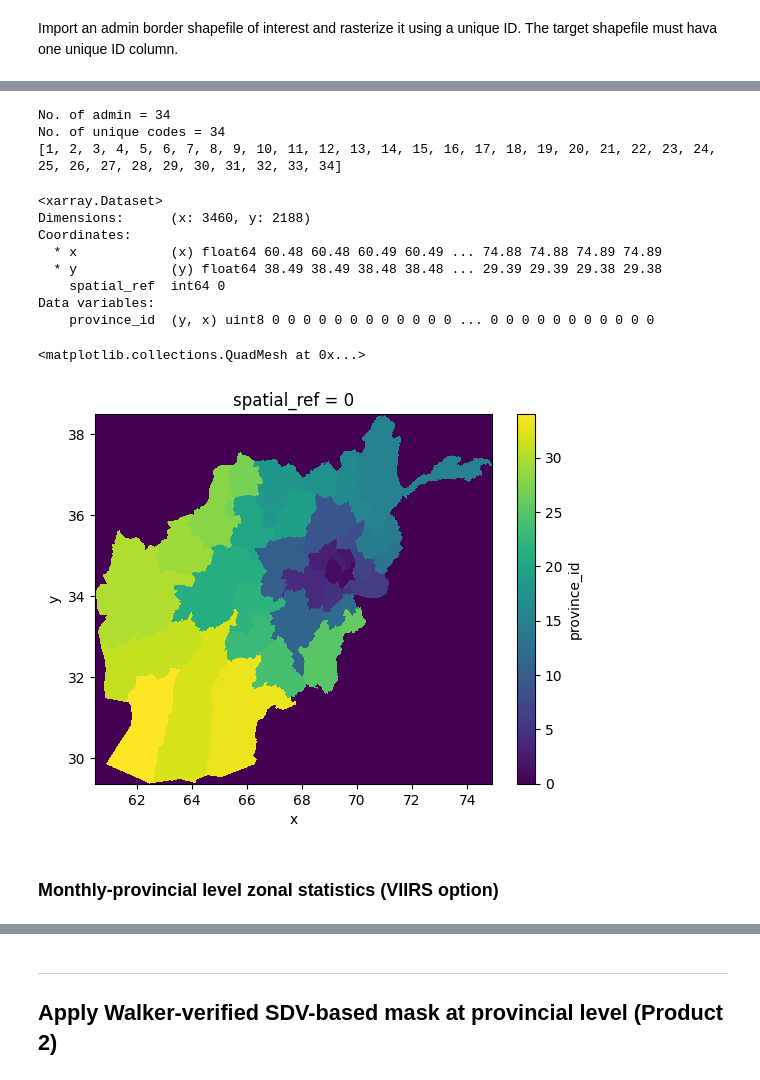
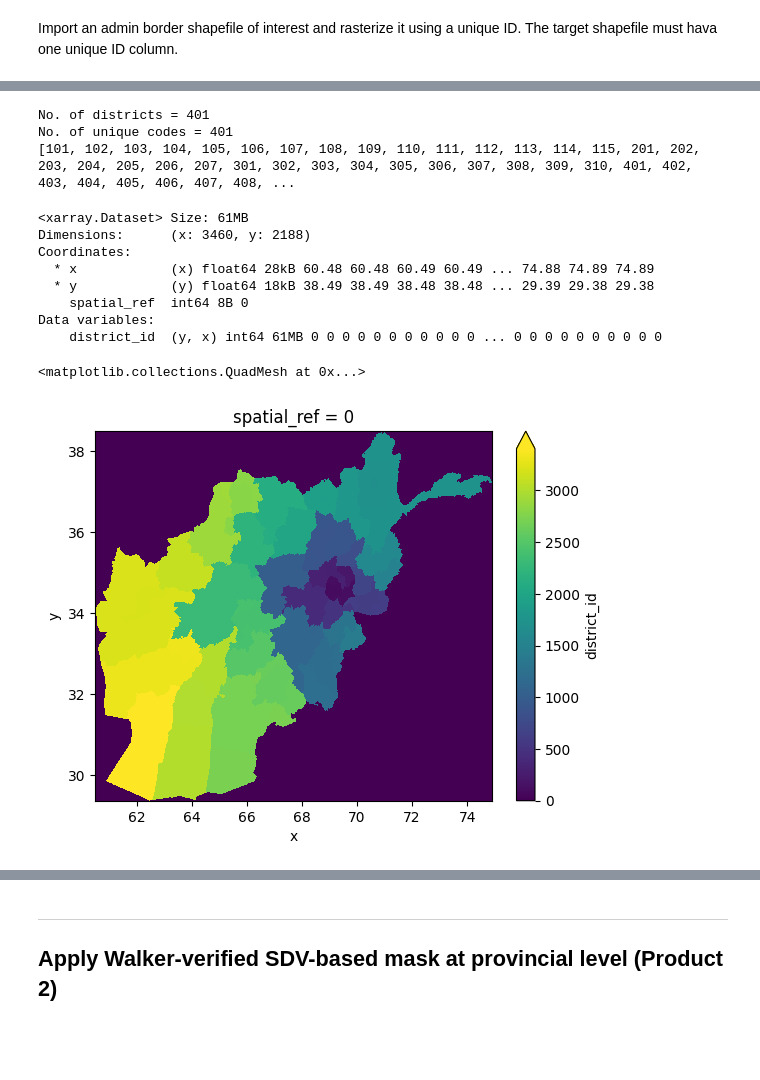
Before and after one commit to worldbank/afg_viirs_analysis, a Jupyter notebook: VIIRS_analysis.ipynb, the cells around one changed output, grey strips where cells are left out. Cells and saved outputs as stored; diff of their text form; code cells hidden in the pictures; blank space fills up the shorter version.

```diff
--- a/VIIRS_analysis.ipynb
+++ b/VIIRS_analysis.ipynb
@@ -464,14 +515,19 @@ if export_option == 'yes':
 Import an admin border shapefile of interest and rasterize it using a unique ID. The target shapefile must hava one unique ID column.
 # %%
 # Import adm1 vector
-src_adm1 = os.path.join(data_loc, 'adm1_2024', 'adm1_2024.shp')
-gdf_adm1 = tools.vec_import(RW_engine, src_adm1)
+# Import Province
+#src_adm1 = os.path.join(data_loc, 'adm1_2024', 'adm1_2024.shp')
+#gdf_adm1 = tools.vec_import(RW_engine, src_adm1)
+
+#Import District Vector data
+src_adm2 = os.path.join(data_loc, 'ADM2_Dist_2024', 'ADM2_Dist_2024.shp')
+gdf_adm2 = tools.vec_import(RW_engine, src_adm2)
 
 # Transform the CRS to that of DS
-gdf_adm1.to_crs(ds.rio.crs, inplace = True)
-gdf_adm1.crs
+gdf_adm2.to_crs(ds.rio.crs, inplace = True)
+gdf_adm2.crs
 
 # Check inside
-gdf_adm1
+# gdf_adm1
 # %% [output]
 Vector import complete.
@@ -497,19 +546,28 @@ EPSG:4326
 # %%
 # Specify a unique code for the further processes and check it is really unique
 
-print('No. of admin = {}'.format(len(gdf_adm1)))
-print('No. of unique codes = {}'.format(len(gdf_adm1['UNProvCode'].unique())))
+print('No. of districts = {}'.format(len(gdf_adm2)))
 
-l_ucode_check = sorted(gdf_adm1['UNProvCode'].unique())
+#line for Provinces
+#print('No. of unique codes = {}'.format(len(gdf_adm1['UNProvCode'].unique())))
+#l_ucode_check = sorted(gdf_adm1['UNProvCode'].unique())
+
+#line for districts
+print('No. of unique codes = {}'.format(len(gdf_adm2['District24'].unique())))
+l_ucode_check = sorted(gdf_adm2['District24'].unique())
 
 print(l_ucode_check)
 # %% [output]
-No. of admin = 34
-No. of unique codes = 34
-[1, 2, 3, 4, 5, 6, 7, 8, 9, 10, 11, 12, 13, 14, 15, 16, 17, 18, 19, 20, 21, 22, 23, 24, 25, 26, 27, 28, 29, 30, 31, 32, 33, 34]
+No. of districts = 401
+No. of unique codes = 401
+[101, 102, 103, 104, 105, 106, 107, 108, 109, 110, 111, 112, 113, 114, 115, 201, 202, 203, 204, 205, 206, 207, 301, 302, 303, 304, 305, 306, 307, 308, 309, 310, 401, 402, 403, 404, 405, 406, 407, 408, ...
 # %%
 # Convert to a province geometry list
-geom = gdf_adm1[['geometry', 'UNProvCode']].values.tolist()
+# province
+#geom = gdf_adm1[['geometry', 'UNProvCode']].values.tolist()
+
+# district
+geom = gdf_adm2[['geometry', 'District24']].values.tolist()
 # %%
 # Rasterize the province geometry list
 # You can select any template variable from DS, which must be 2 dimensional (x, y) without the time dimension.
@@ -521,23 +579,24 @@ xr_temp = ds['std'].copy(deep = True)
 xr_temp.data = r_temp
 
 ds_temp = xr_temp.to_dataset()
-ds_temp = ds_temp.rename({'std': 'province_id'})
+ds_temp = ds_temp.rename({'std': 'district_id'})
 
 ds_temp
+
+#src_out = os.path.join(data_loc, 'districts.csv')
+#ds_temp.to_csv(src_out, index = False)
 # %% [output]
-<xarray.Dataset>
+<xarray.Dataset> Size: 61MB
 Dimensions:      (x: 3460, y: 2188)
 Coordinates:
-  * x            (x) float64 60.48 60.48 60.49 60.49 ... 74.88 74.88 74.89 74.89
-  * y            (y) float64 38.49 38.49 38.48 38.48 ... 29.39 29.39 29.38 29.38
-    spatial_ref  int64 0
+  * x            (x) float64 28kB 60.48 60.48 60.49 60.49 ... 74.88 74.89 74.89
+  * y            (y) float64 18kB 38.49 38.49 38.48 38.48 ... 29.39 29.38 29.38
+    spatial_ref  int64 8B 0
 Data variables:
-    province_id  (y, x) uint8 0 0 0 0 0 0 0 0 0 0 0 0 ... 0 0 0 0 0 0 0 0 0 0 0
+    district_id  (y, x) int64 61MB 0 0 0 0 0 0 0 0 0 0 0 ... 0 0 0 0 0 0 0 0 0 0
 # %%
 # Visualize the province raster to eye check
-ds_temp['province_id'].plot(robust = True)
+ds_temp['district_id'].plot(robust = True)
 # %% [output]
 <matplotlib.collections.QuadMesh at 0x...>
-[figure, old version]
+[figure, new version]
-# %% [markdown]
-### Monthly-provincial level zonal statistics (VIIRS option)
```
Also changed, not shown: parts of 48 cells of this notebook.
